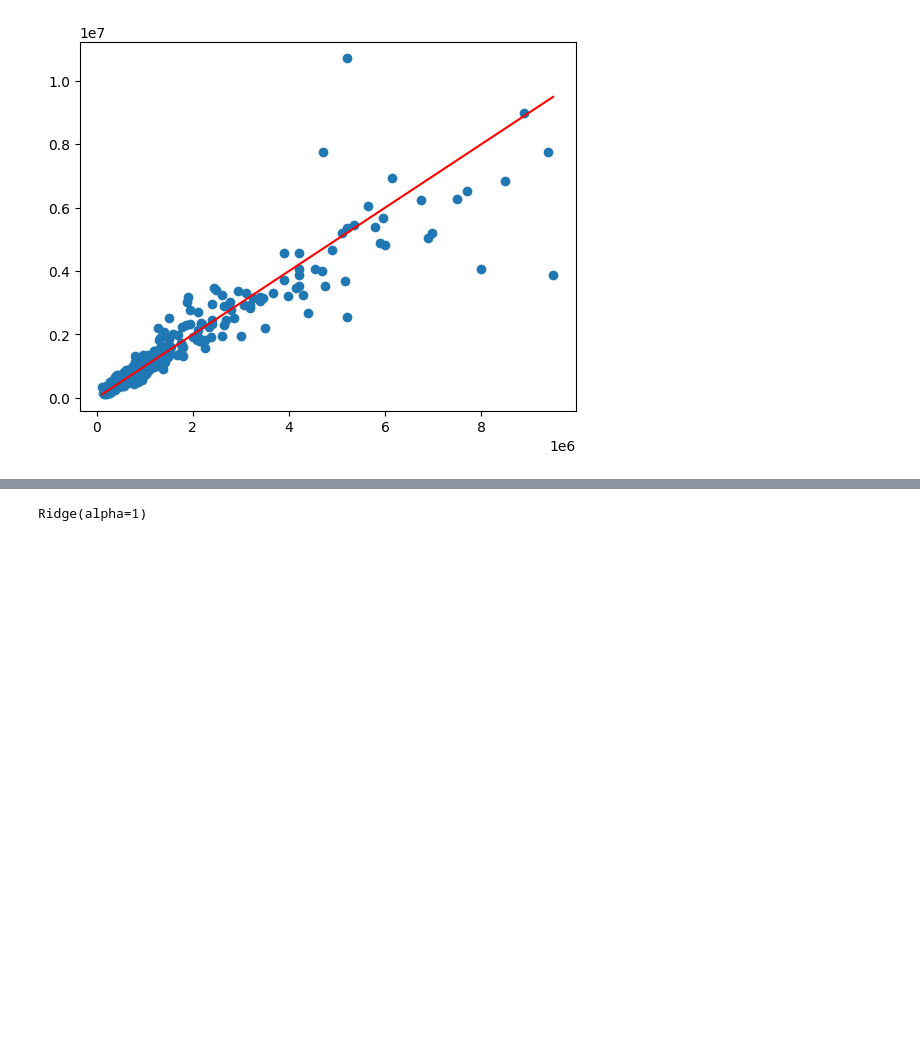
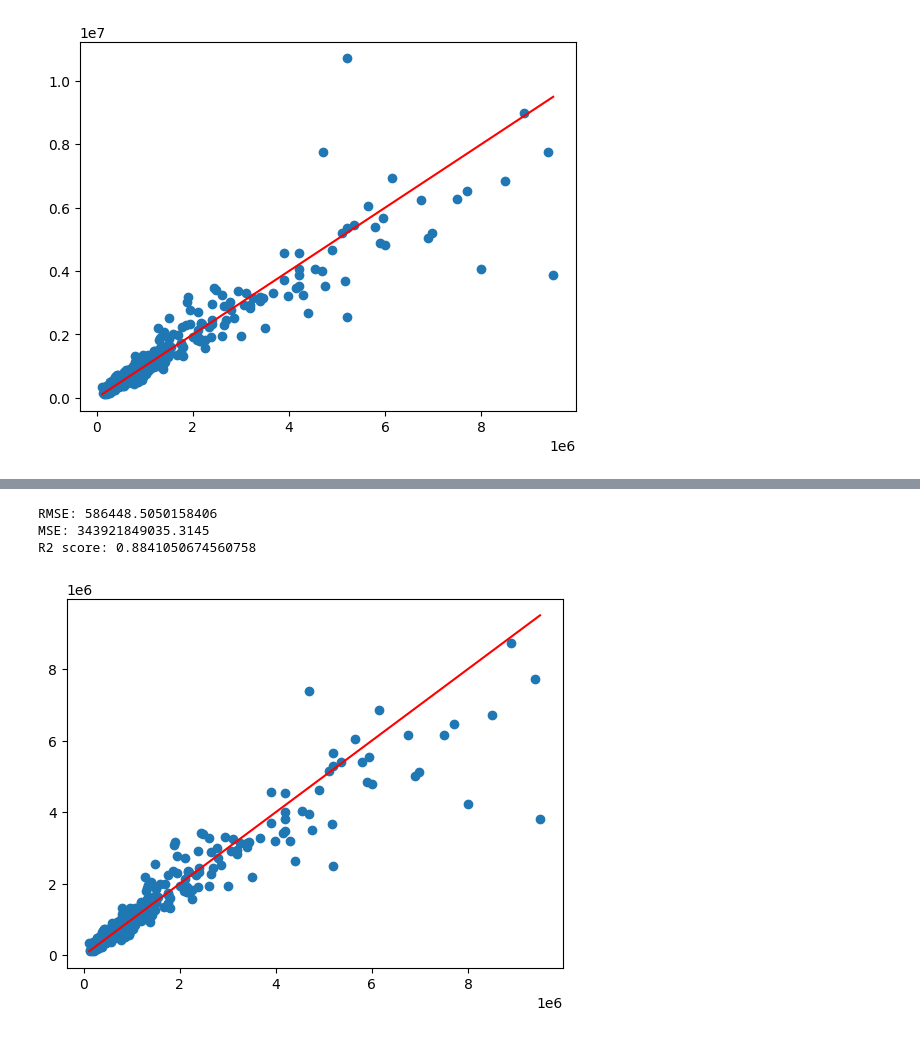
Before and after one commit to TymofiiKotliar/ML1-regression-model, a Jupyter notebook: homework_01_regression.ipynb, the cells around one changed output, grey strips where cells are left out. Saved outputs shown, nothing was run; the diff lists cells and outputs as text; code cells hidden in the pictures; blank space fills up the shorter version.

Commit message:
feat: Ridge + Decision Tree

```diff
--- a/homework_01_regression.ipynb
+++ b/homework_01_regression.ipynb
@@ -280,9 +285,33 @@ R2 score:
 # %%
 # 4.2 Experiment with feature scaling
 # 4.3 Choose hyperparameters to tune and find suitable values with respect to MSE.
 # 4.4 For the model with the best hyperparameter values on the validation set report its MSE.
+scaler = RobustScaler()
 
-clf_ridge = Ridge(1)
-clf_ridge.fit(Xtrain, ytrain)
+Xtrain_scaled = scaler.fit_transform(Xtrain)
+Xval_scaled = scaler.transform(Xval)
+ytrain_log = np.log(ytrain)
+
+alphas = np.logspace(-3, 3, 60)
+val_rmse = []
+
+for alpha in alphas:
+    clf_ridge = Ridge(alpha)
+    clf_ridge.fit(Xtrain_scaled, ytrain_log)
+
+    Y_predict_ridge = np.exp(clf_ridge.predict(Xval_scaled))
+    val_rmse.append(root_mean_squared_error(y_true=yval, y_pred=Y_predict_ridge))
+
+optimal_alpha = alphas[np.argmin(val_rmse)]
+minValue = np.min(val_rmse)
+
+clf_ridge = Ridge(optimal_alpha)
+clf_ridge.fit(Xtrain_scaled, ytrain_log)
+
+Y_predict_ridge = np.exp(clf_ridge.predict(Xval_scaled))
+output(y=yval, y_pred=Y_predict_ridge)
 # %% [output]
-Ridge(alpha=1)
+RMSE: 586448.5050158406
+MSE: 343921849035.3145
+R2 score: 0.8841050674560758
+[figure, added]
```
Also changed, not shown: parts of 7 cells of this notebook.
